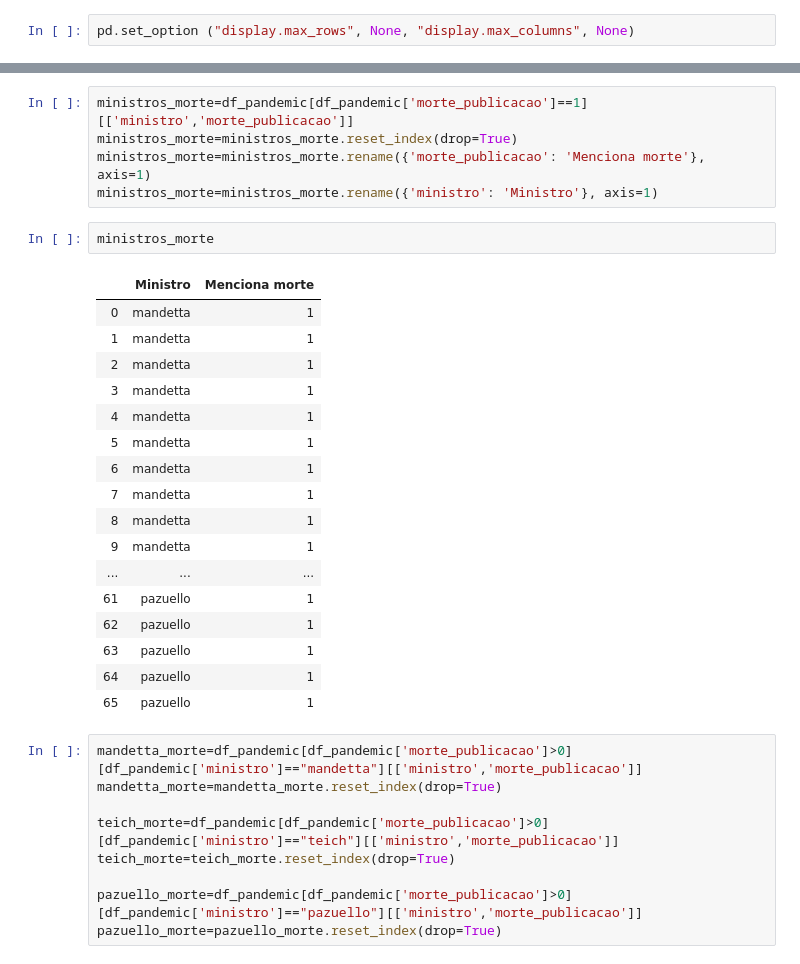
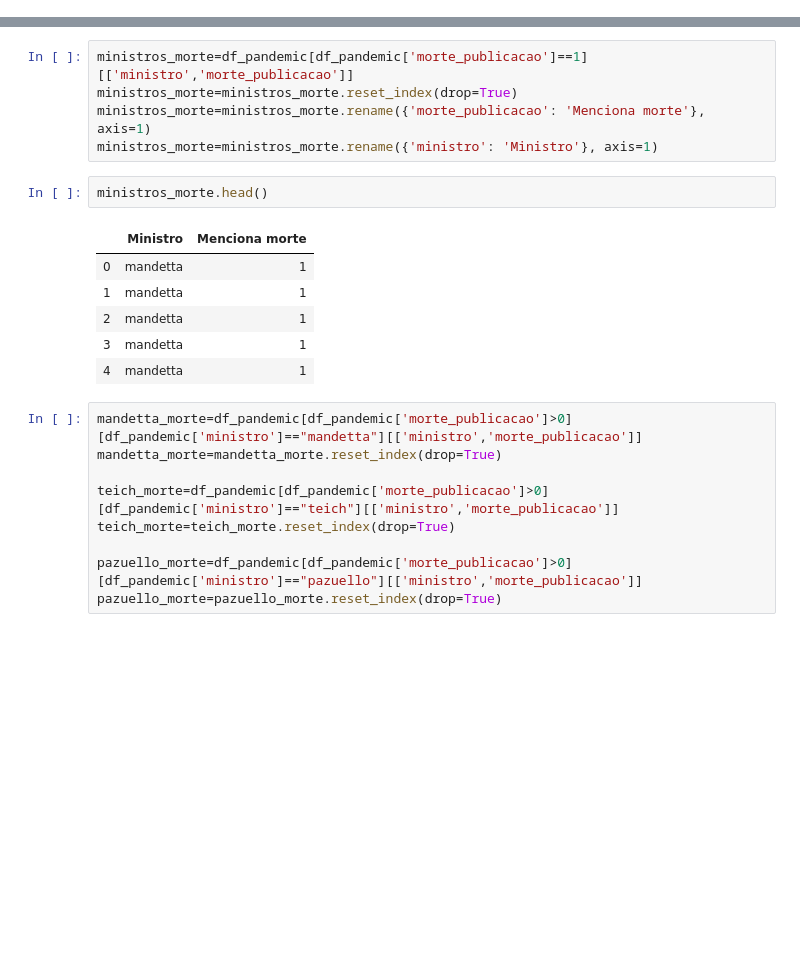
Before and after one commit to LarissaSGuimaraes/Data_MS, a Jupyter notebook: src/ms_geral.ipynb, the cells around one changed output, grey strips where cells are left out. Saved outputs shown, nothing was run; the diff lists cells and outputs as text; blank space fills up the shorter version.

```diff
--- a/src/ms_geral.ipynb
+++ b/src/ms_geral.ipynb
@@ -17,5 +15,3 @@ from matplotlib import rc
-# %%
-pd.set_option ("display.max_rows", None, "display.max_columns", None)
 # %% [markdown]
 ### Graphs' style
 # %%
@@ -307,25 +288,14 @@ ministros_morte=ministros_morte.reset_index(drop=True)
 ministros_morte=ministros_morte.rename({'morte_publicacao': 'Menciona morte'}, axis=1)
 ministros_morte=ministros_morte.rename({'ministro': 'Ministro'}, axis=1)
 # %%
-ministros_morte
+ministros_morte.head()
 # %% [output]
 |  | Ministro | Menciona morte |
 | 0 | mandetta | 1 |
 | 1 | mandetta | 1 |
 | 2 | mandetta | 1 |
 | 3 | mandetta | 1 |
 | 4 | mandetta | 1 |
-| 5 | mandetta | 1 |
-| 6 | mandetta | 1 |
-| 7 | mandetta | 1 |
-| 8 | mandetta | 1 |
-| 9 | mandetta | 1 |
-| ... | ... | ... |
-| 61 | pazuello | 1 |
-| 62 | pazuello | 1 |
-| 63 | pazuello | 1 |
-| 64 | pazuello | 1 |
-| 65 | pazuello | 1 |
 # %%
 mandetta_morte=df_pandemic[df_pandemic['morte_publicacao']>0][df_pandemic['ministro']=="mandetta"][['ministro','morte_publicacao']]
 mandetta_morte=mandetta_morte.reset_index(drop=True)
```
Also changed, not shown: parts of 3 cells of this notebook.
